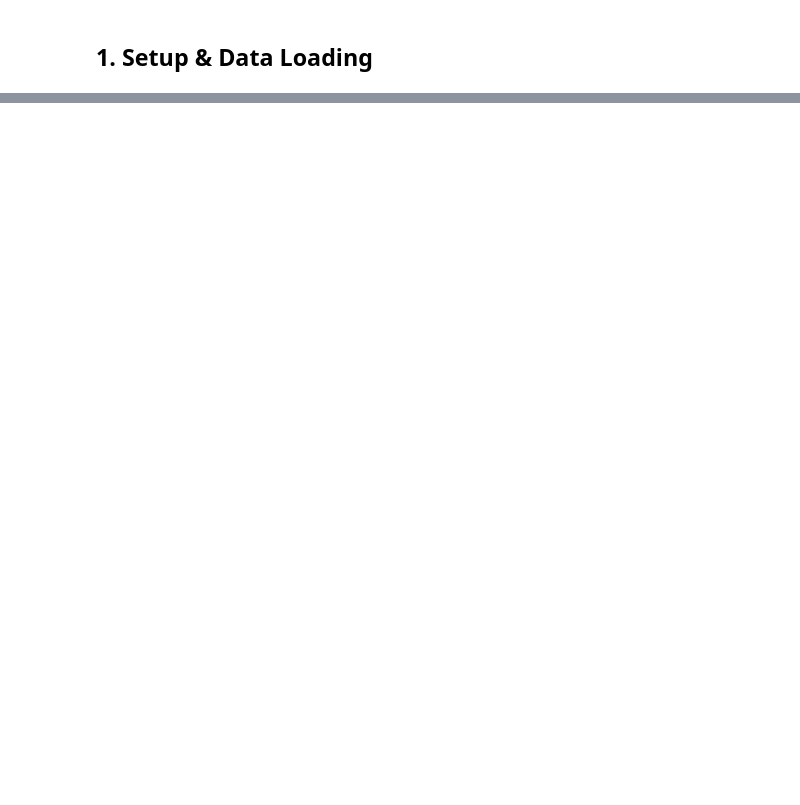
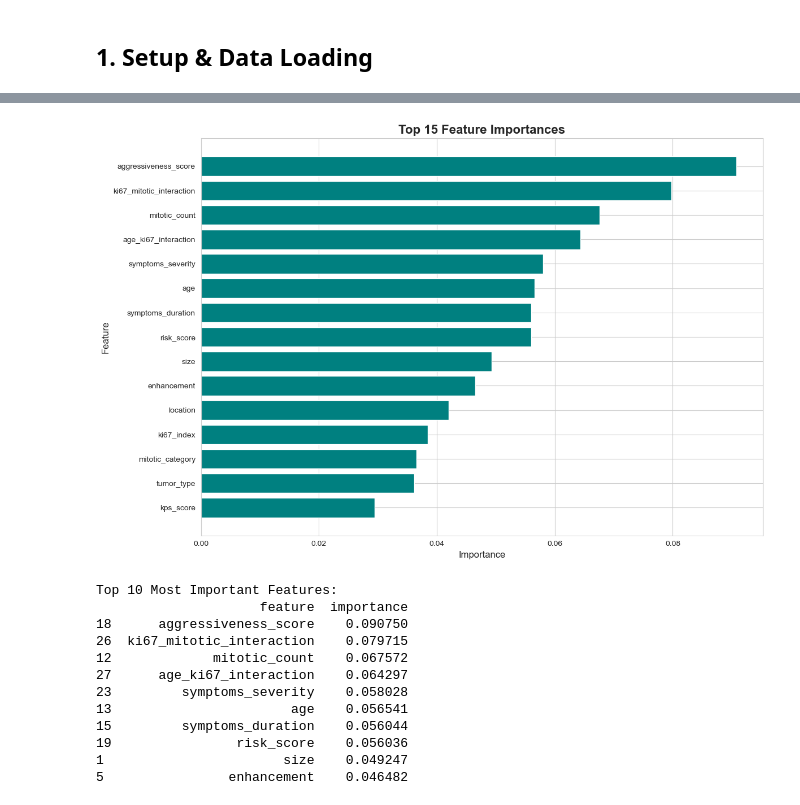
Before and after one commit to WRH-05/ADA, a Jupyter notebook: Brain Tumor Classification/main_clean.ipynb, the cells around one changed output, grey strips where cells are left out. Drawn from its saved outputs; the diff is of its cells as text; code cells hidden in the pictures; blank space fills up the shorter version.

```diff
--- a/Brain Tumor Classification/main_clean.ipynb
+++ b/Brain Tumor Classification/main_clean.ipynb
@@ -392,0 +895,32 @@ print(f"🏆 Kaggle Score: 0.890000")
+# %%
+# Feature Importance
+feature_importance = pd.DataFrame({
+    'feature': X.columns,
+    'importance': rf_model.feature_importances_
+}).sort_values('importance', ascending=False)
+
+plt.figure(figsize=(12, 8))
+plt.barh(feature_importance['feature'][:15], feature_importance['importance'][:15], color='teal')
+plt.xlabel('Importance', fontsize=12)
+plt.ylabel('Feature', fontsize=12)
+plt.title('Top 15 Feature Importances', fontsize=16, fontweight='bold')
+plt.gca().invert_yaxis()
+plt.tight_layout()
+plt.show()
+
+print("\nTop 10 Most Important Features:")
+print(feature_importance.head(10))
+# %% [output]
+[figure, added]
+Top 10 Most Important Features:
+                     feature  importance
+18      aggressiveness_score    0.090750
+26  ki67_mitotic_interaction    0.079715
+12             mitotic_count    0.067572
+27      age_ki67_interaction    0.064297
+23         symptoms_severity    0.058028
+13                       age    0.056541
+15         symptoms_duration    0.056044
+19                risk_score    0.056036
+1                       size    0.049247
+5                enhancement    0.046482
```
Also changed, not shown: parts of 182 cells of this notebook, 24 other files.
